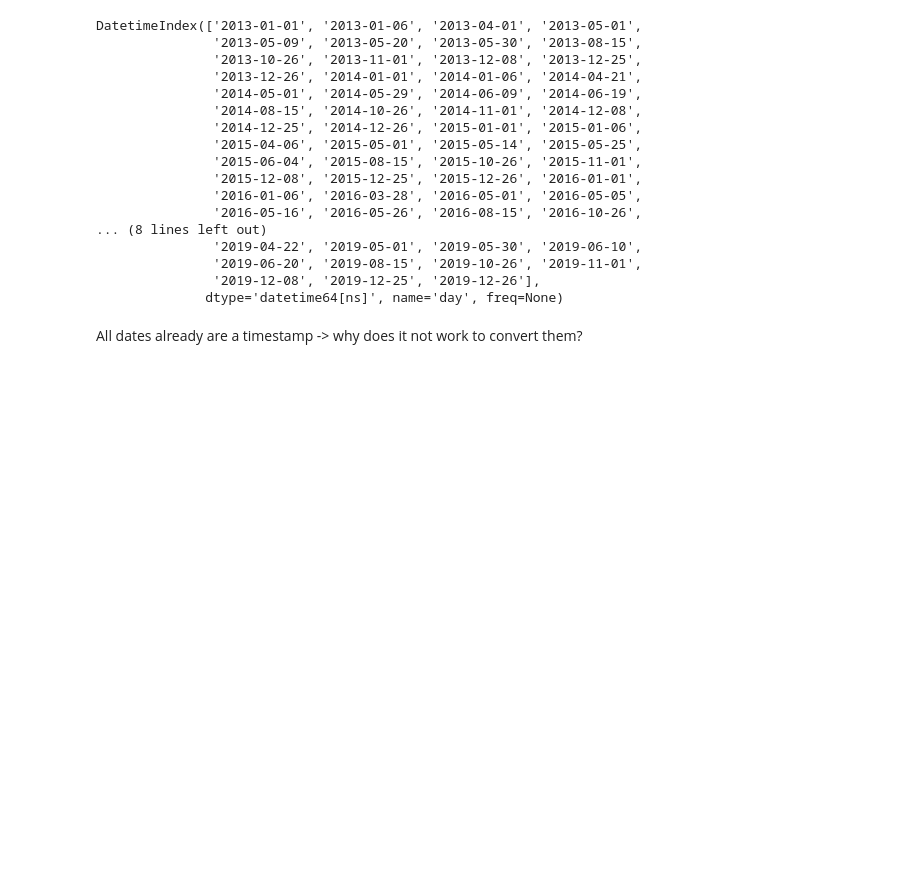
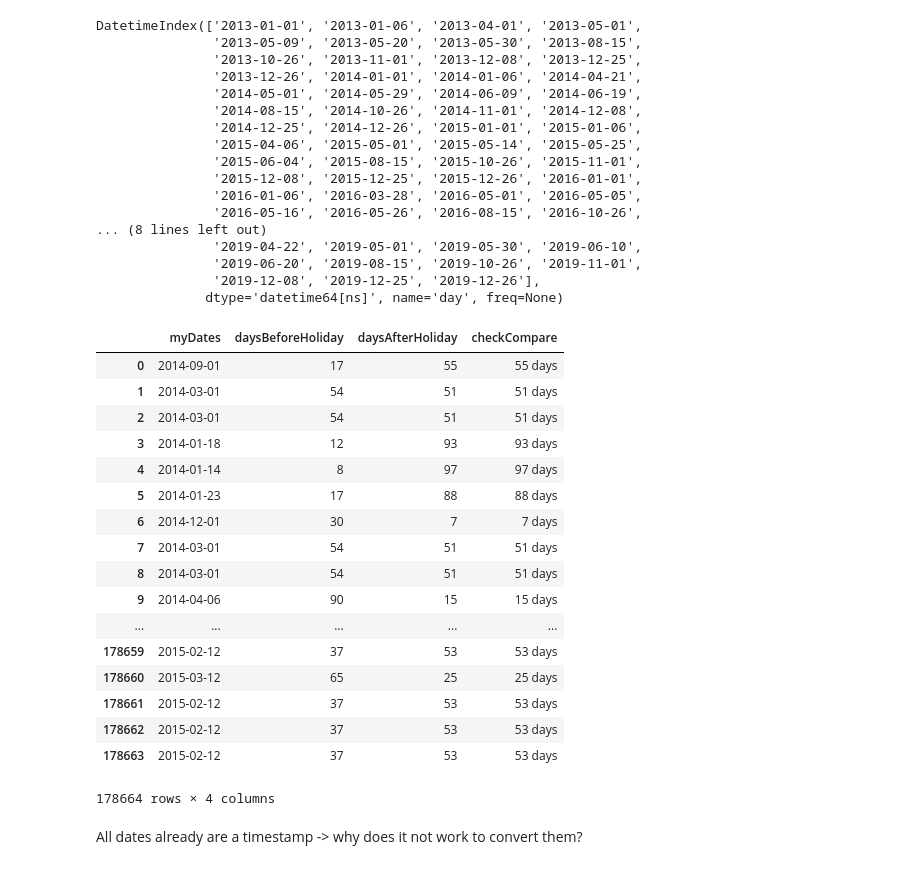
Before and after one commit to geoHeil/pythonQuestions, a Jupyter notebook: improvementsDateOperations.ipynb, the cells around one changed output. Drawn from its saved outputs; the diff is of its cells as text; code cells hidden in the pictures; blank space fills up the shorter version.

```diff
--- a/improvementsDateOperations.ipynb
+++ b/improvementsDateOperations.ipynb
@@ -93,3 +110,28 @@ DatetimeIndex(['2013-01-01', '2013-01-06', '2013-04-01', '2013-05-01',
+# %%
+datesFrame['next_date'] = holidays.index[datesFrame.myDates.apply(holidays.index.searchsorted)]
+# %%
+result['checkCompare'] = datesFrame['next_date'] - datesFrame['myDates']
+# %%
+result
+# %% [output]
+|  | myDates | daysBeforeHoliday | daysAfterHoliday | checkCompare |
+| 0 | 2014-09-01 | 17 | 55 | 55 days |
+| 1 | 2014-03-01 | 54 | 51 | 51 days |
+| 2 | 2014-03-01 | 54 | 51 | 51 days |
+| 3 | 2014-01-18 | 12 | 93 | 93 days |
+| 4 | 2014-01-14 | 8 | 97 | 97 days |
+| 5 | 2014-01-23 | 17 | 88 | 88 days |
+| 6 | 2014-12-01 | 30 | 7 | 7 days |
+| 7 | 2014-03-01 | 54 | 51 | 51 days |
+| 8 | 2014-03-01 | 54 | 51 | 51 days |
+| 9 | 2014-04-06 | 90 | 15 | 15 days |
+| ... | ... | ... | ... | ... |
+| 178659 | 2015-02-12 | 37 | 53 | 53 days |
+| 178660 | 2015-03-12 | 65 | 25 | 25 days |
+| 178661 | 2015-02-12 | 37 | 53 | 53 days |
+| 178662 | 2015-02-12 | 37 | 53 | 53 days |
+| 178663 | 2015-02-12 | 37 | 53 | 53 days |
+178664 rows × 4 columns
 # %% [markdown]
 All dates already are a timestamp -> why does it not work to convert them?
 # %%
```
Also changed, not shown: parts of 3 cells of this notebook.
